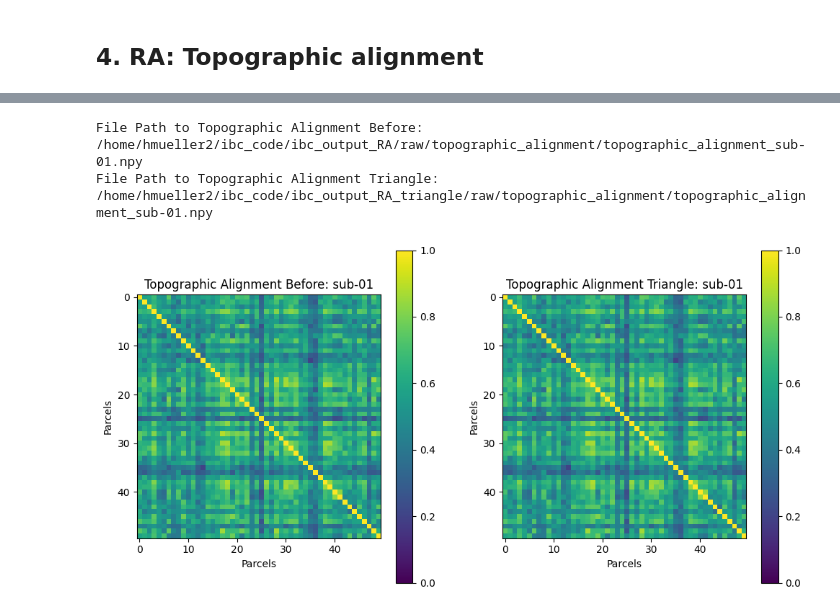
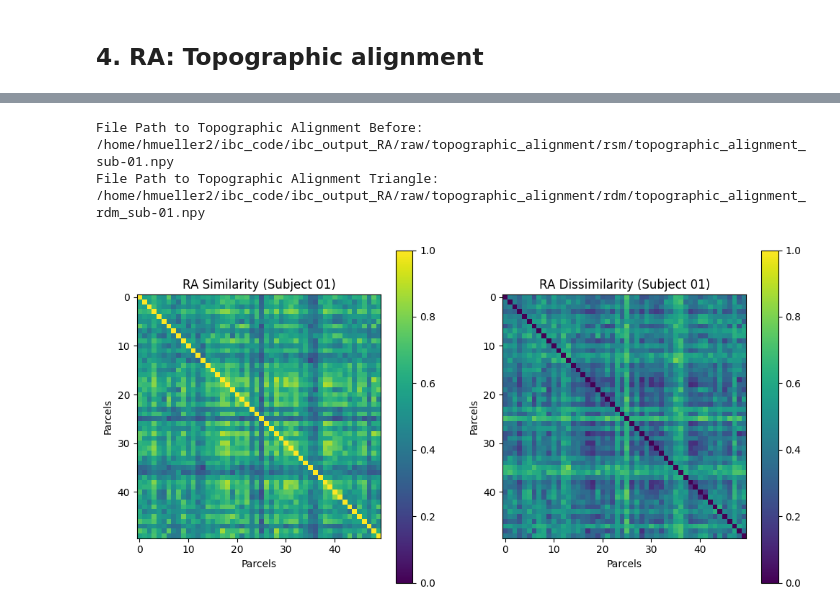
Before and after one commit to Cognitive-Neuroscience-Neurotechnology/ibc_latent, a Jupyter notebook: RSA/RSM_Visualization.ipynb, the cells around one changed output, grey strips where cells are left out. Saved outputs shown, nothing was run; the diff lists cells and outputs as text; code cells hidden in the pictures.

Commit message:
using upper triangle for RSMs + included RDMs

```diff
--- a/RSA/RSM_Visualization.ipynb
+++ b/RSA/RSM_Visualization.ipynb
@@ -184,32 +184,32 @@ Triangle-RA value for L_a10p vs L_a47r: 0.4251558070860907
 # %%
 # Define the path to the topographic alignment file for the subject
-topographic_alignment_before = os.path.join(base_dir, 'ibc_output_RA', 'raw', 'topographic_alignment', f'topographic_alignment_{subject}.npy')
-topographic_alignment_triangle = os.path.join(base_dir, 'ibc_output_RA_triangle', 'raw', 'topographic_alignment', f'topographic_alignment_{subject}.npy')
+topographic_alignment_RSM = os.path.join(base_dir, 'ibc_output_RA', 'raw', 'topographic_alignment', 'rsm', f'topographic_alignment_{subject}.npy')
+topographic_alignment_RDM = os.path.join(base_dir, 'ibc_output_RA', 'raw', 'topographic_alignment', 'rdm', f'topographic_alignment_rdm_{subject}.npy')
 # Print the file path
-print(f"File Path to Topographic Alignment Before: {topographic_alignment_before}")
-print(f"File Path to Topographic Alignment Triangle: {topographic_alignment_triangle}")
+print(f"File Path to Topographic Alignment Before: {topographic_alignment_RSM}")
+print(f"File Path to Topographic Alignment Triangle: {topographic_alignment_RDM}")
 
 # Load the topographic alignment data
-topographic_alignment_before_data = np.load(topographic_alignment_before)
-topographic_alignment_triangle_data = np.load(topographic_alignment_triangle)
+topographic_alignment_RSM_data = np.load(topographic_alignment_RSM)
+topographic_alignment_RDM_data = np.load(topographic_alignment_RDM)
 
 # Plot the topographic alignment data
 fig, axes = plt.subplots(1, 2, figsize=(12, 6))
 
-im1 = axes[0].imshow(topographic_alignment_before_data, cmap='viridis', vmin=0, vmax=1)
-axes[0].set_title(f'Topographic Alignment Before: {subject}')
+im1 = axes[0].imshow(topographic_alignment_RSM_data, cmap='viridis', vmin=0, vmax=1)
+axes[0].set_title(f'RA Similarity (Subject {subject.split("-")[1]})')
 axes[0].set_xlabel('Parcels')
 axes[0].set_ylabel('Parcels')
 fig.colorbar(im1, ax=axes[0])
 
-im2 = axes[1].imshow(topographic_alignment_triangle_data, cmap='viridis', vmin=0, vmax=1)
-axes[1].set_title(f'Topographic Alignment Triangle: {subject}')
+im2 = axes[1].imshow(topographic_alignment_RDM_data, cmap='viridis', vmin=0, vmax=1)
+axes[1].set_title(f'RA Dissimilarity (Subject {subject.split("-")[1]})')
 axes[1].set_xlabel('Parcels')
 axes[1].set_ylabel('Parcels')
 fig.colorbar(im2, ax=axes[1])
 
 plt.show()
 # %% [output]
-File Path to Topographic Alignment Before: /home/hmueller2/ibc_code/ibc_output_RA/raw/topographic_alignment/topographic_alignment_sub-01.npy
-File Path to Topographic Alignment Triangle: /home/hmueller2/ibc_code/ibc_output_RA_triangle/raw/topographic_alignment/topographic_alignment_sub-01.npy
+File Path to Topographic Alignment Before: /home/hmueller2/ibc_code/ibc_output_RA/raw/topographic_alignment/rsm/topographic_alignment_sub-01.npy
+File Path to Topographic Alignment Triangle: /home/hmueller2/ibc_code/ibc_output_RA/raw/topographic_alignment/rdm/topographic_alignment_rdm_sub-01.npy
-[figure, old version]
+[figure, new version]
```
Also changed, not shown: parts of 6 cells of this notebook, 1 other file.
